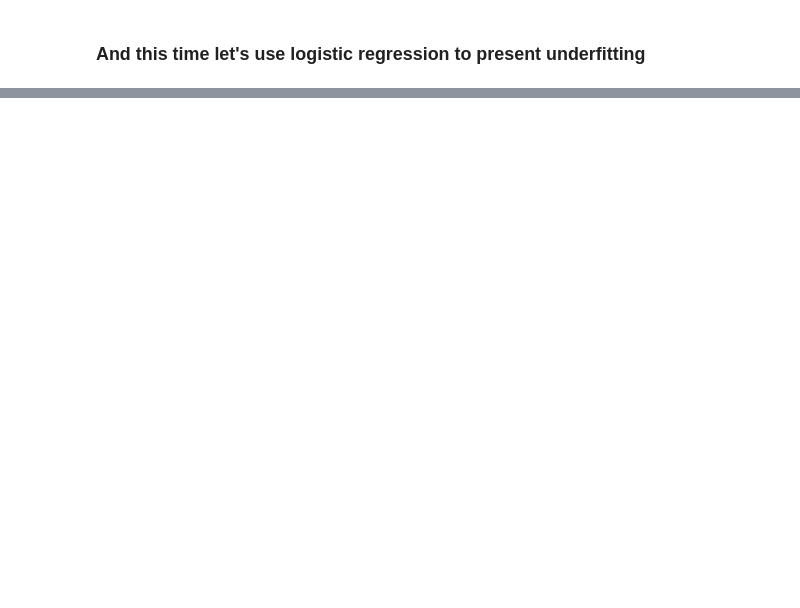
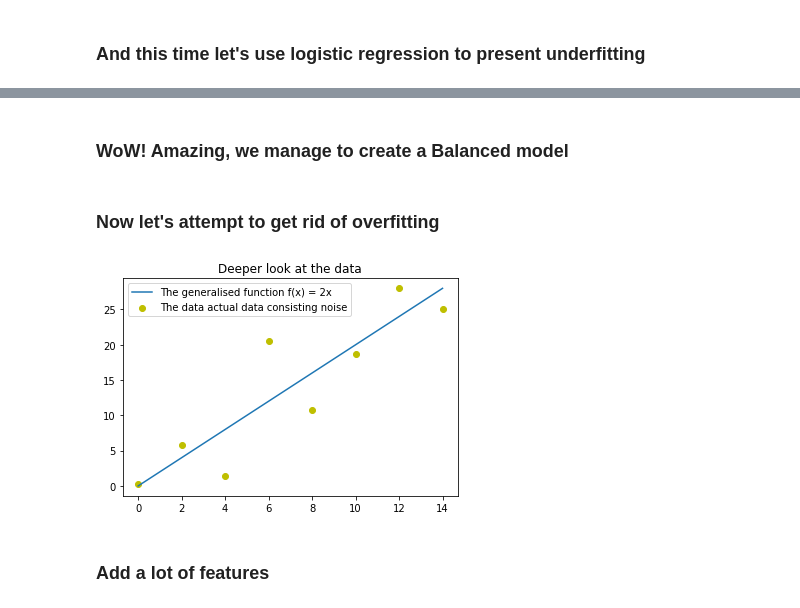
Before and after one commit to KantiCodes/DevFest_Workshop, a Jupyter notebook: ML_Debugging.ipynb, the cells around one changed output, grey strips where cells are left out. Drawn from its saved outputs; the diff is of its cells as text; code cells hidden in the pictures; blank space fills up the shorter version.

```diff
--- a/ML_Debugging.ipynb
+++ b/ML_Debugging.ipynb
@@ -443,0 +448,26 @@ Source: Sagar Sharma / Towards Data Science
+# %% [markdown]
+### WoW! Amazing, we manage to create a Balanced model
+# %% [markdown]
+### Now let's attempt to get rid of overfitting
+# %%
+import math
+import matplotlib.pyplot as plt
+from sklearn.model_selection import train_test_split
+
+
+np.random.seed(2)
+
+X = np.arange(0,10*1.5, 2)
+y_generic = 2.*X
+y = y_generic + np.random.normal(2, 4, len(y_generic))  # real life scenario data
+X = X.reshape(-1,1)
+
+plt.plot(X,y_generic, label='The generalised function f(x) = 2x')
+plt.scatter(X,y, label ='The data actual data consisting noise' , c ='y')
+plt.title('Deeper look at the data')
+plt.legend()
+plt.show()
+# %% [output]
+[figure, added]
+# %% [markdown]
+### Add a lot of features
```
Also changed, not shown: parts of 19 cells of this notebook.
